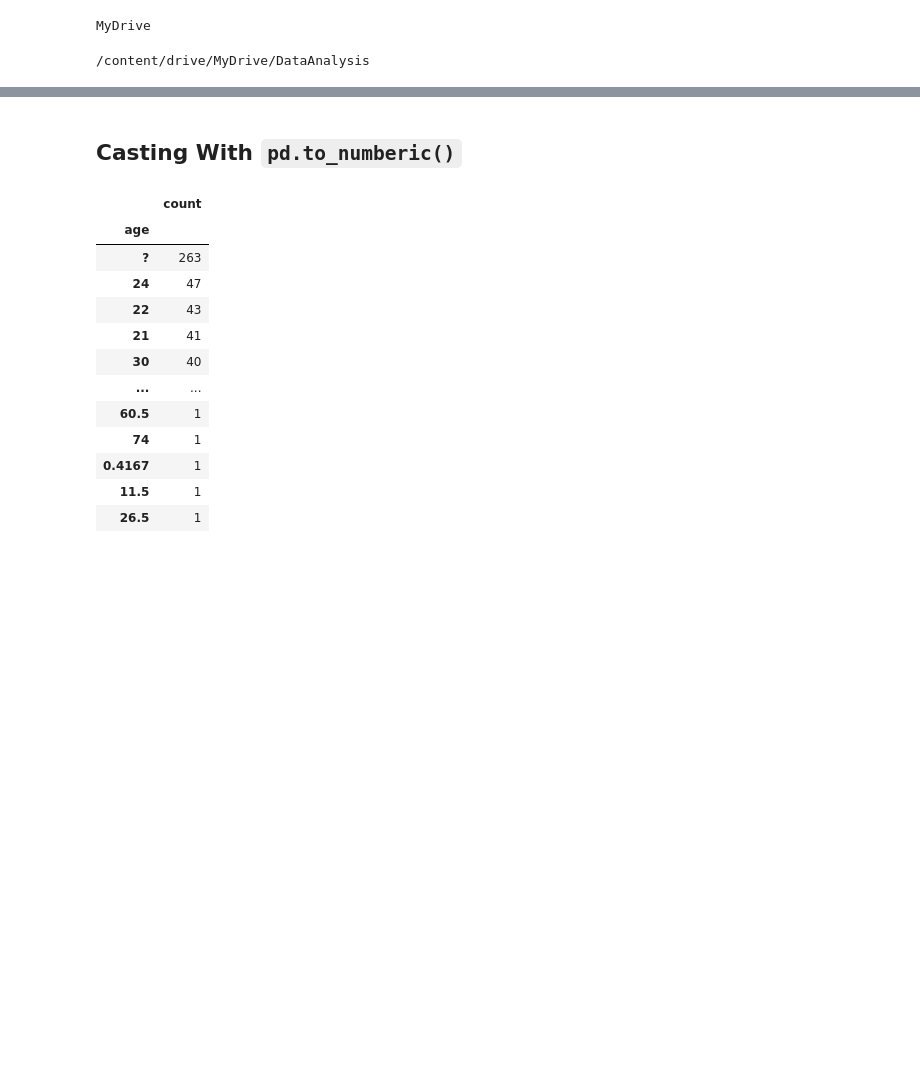
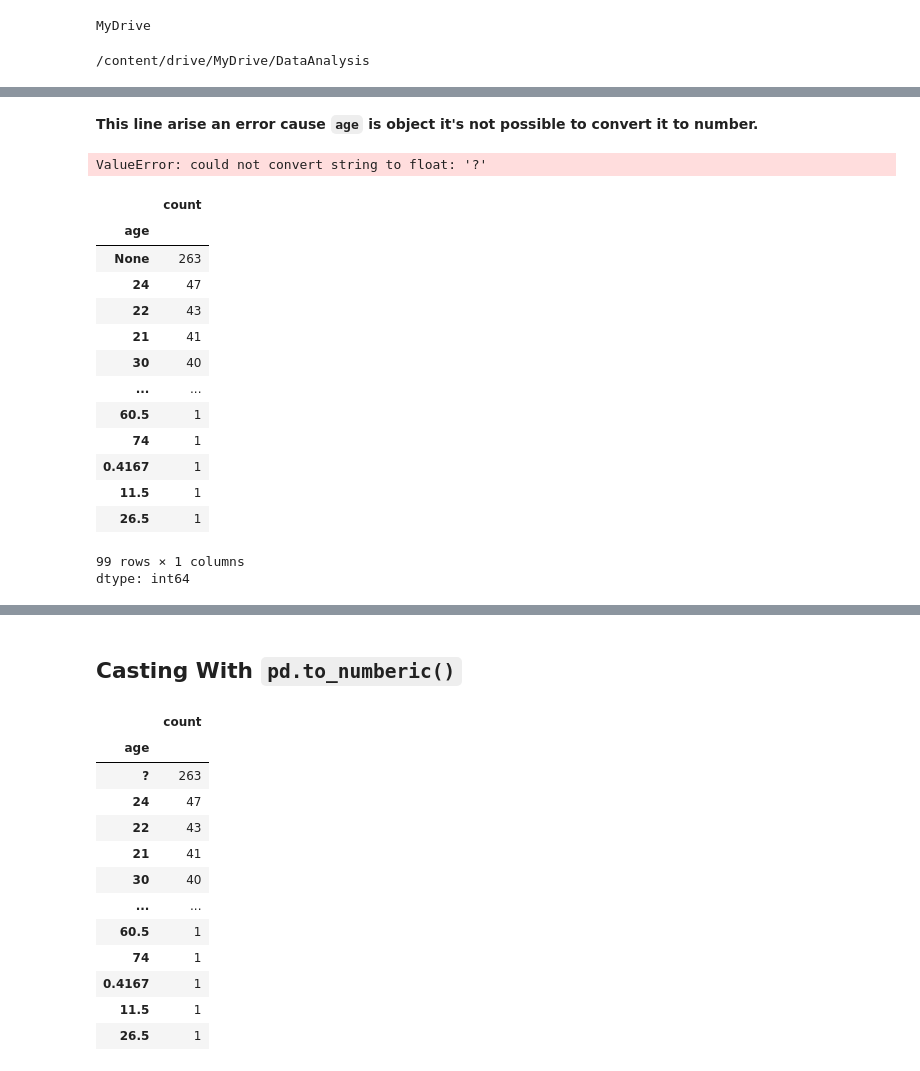
Before and after one commit to pxsa/python-data-analysis, a Jupyter notebook: 8_types.ipynb, the cells around one changed output, grey strips where cells are left out. Drawn from its saved outputs; the diff is of its cells as text; code cells hidden in the pictures; blank space fills up the shorter version.

```diff
--- a/8_types.ipynb
+++ b/8_types.ipynb
@@ -22,0 +63,6 @@ countries = pd.read_csv('data/world-happiness-report-2021.csv')
+# %% [markdown]
+**This line arise an error cause `age` is object it's not possible to convert it to number.**
+# %%
+titanic['age'].astype('float')
+# %% [output]
+ValueError: could not convert string to float: '?'
@@ -22,0 +71,18 @@ countries = pd.read_csv('data/world-happiness-report-2021.csv')
+# %%
+titanic['age'].value_counts(dropna=False)
+# %% [output]
+|  | count |
+| age |  |
+| None | 263 |
+| 24 | 47 |
+| 22 | 43 |
+| 21 | 41 |
+| 30 | 40 |
+| ... | ... |
+| 60.5 | 1 |
+| 74 | 1 |
+| 0.4167 | 1 |
+| 11.5 | 1 |
+| 26.5 | 1 |
+99 rows × 1 columns
+dtype: int64
```
Also changed, not shown: parts of 16 cells of this notebook.
